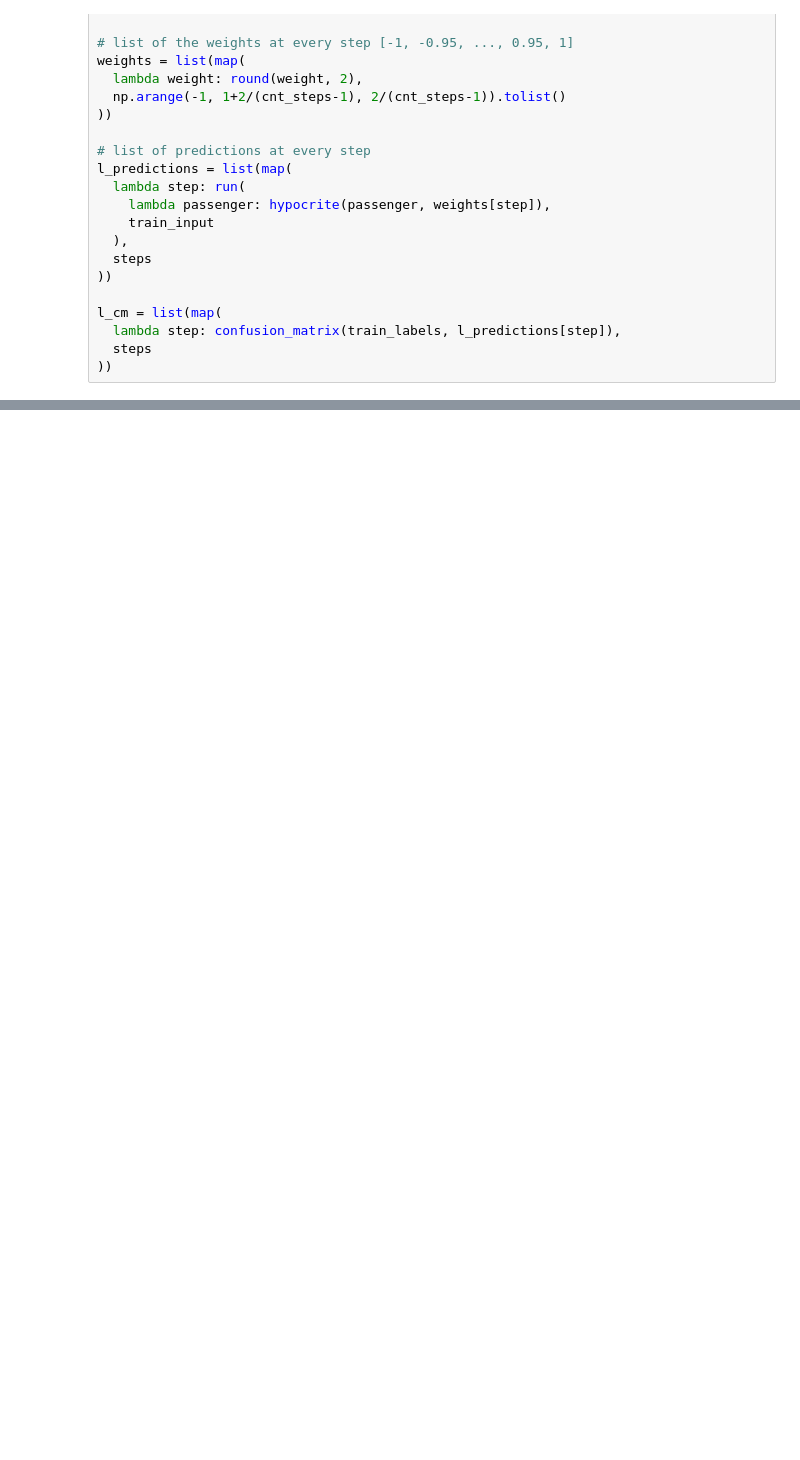
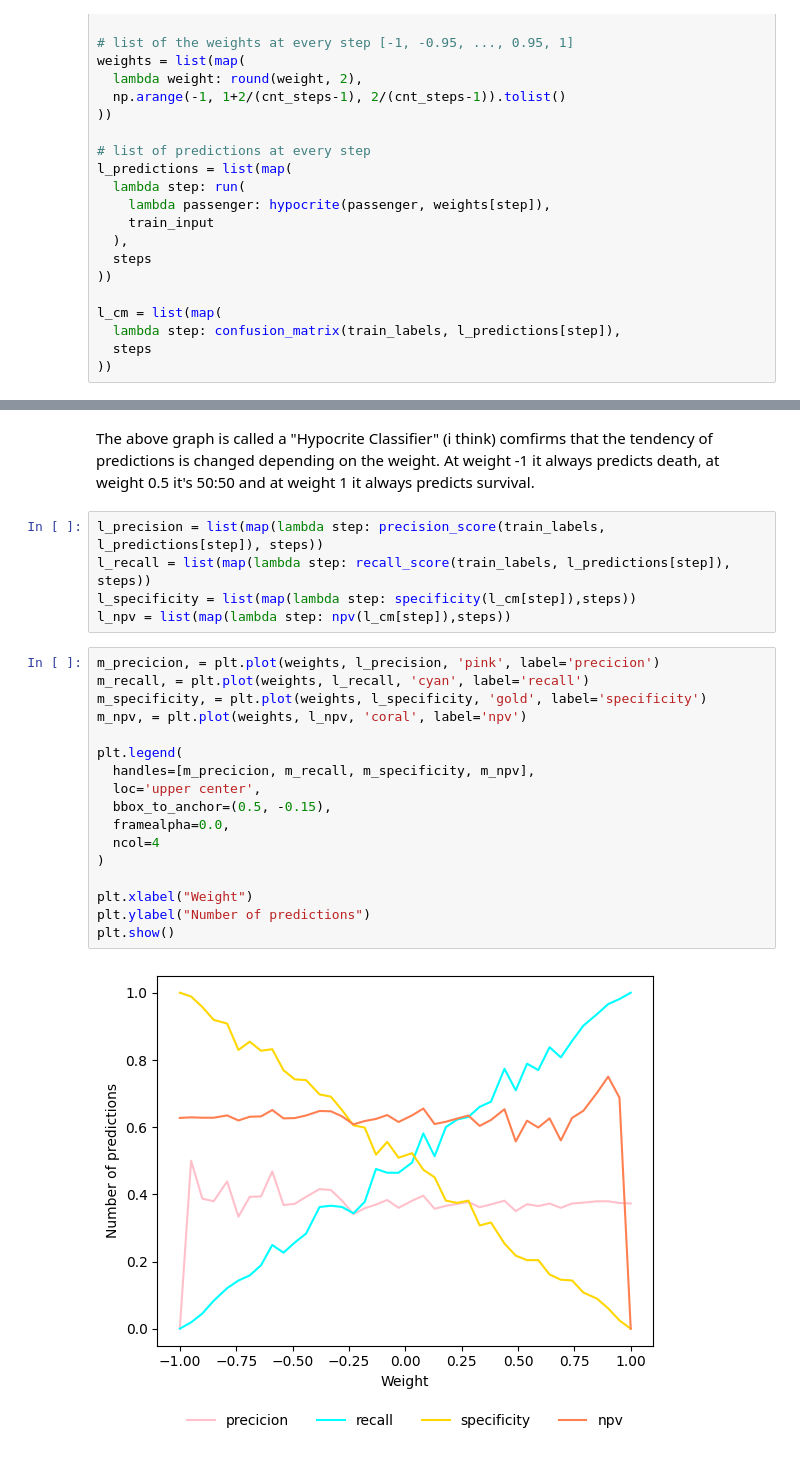
Before and after one commit to tydanny/qmwp-ch-2, a Jupyter notebook: bin-class.ipynb, the cells around one changed output, grey strips where cells are left out. Cells and saved outputs as stored; diff of their text form; blank space fills up the shorter version.

```diff
--- a/bin-class.ipynb
+++ b/bin-class.ipynb
@@ -314,0 +315,26 @@ plt.show()
+# %% [markdown]
+The above graph is called a "Hypocrite Classifier" (i think) comfirms that the tendency of predictions is changed depending on the weight. At weight -1 it always predicts death, at weight 0.5 it's 50:50 and at weight 1 it always predicts survival.
+# %%
+l_precision = list(map(lambda step: precision_score(train_labels, l_predictions[step]), steps))
+l_recall = list(map(lambda step: recall_score(train_labels, l_predictions[step]), steps))
+l_specificity = list(map(lambda step: specificity(l_cm[step]),steps))
+l_npv = list(map(lambda step: npv(l_cm[step]),steps))
+# %%
+m_precicion, = plt.plot(weights, l_precision, 'pink', label='precicion')
+m_recall, = plt.plot(weights, l_recall, 'cyan', label='recall')
+m_specificity, = plt.plot(weights, l_specificity, 'gold', label='specificity')
+m_npv, = plt.plot(weights, l_npv, 'coral', label='npv')
+
+plt.legend(
+  handles=[m_precicion, m_recall, m_specificity, m_npv],
+  loc='upper center',
+  bbox_to_anchor=(0.5, -0.15),
+  framealpha=0.0,
+  ncol=4
+)
+
+plt.xlabel("Weight")
+plt.ylabel("Number of predictions")
+plt.show()
+# %% [output]
+[figure, added]
```
Also changed, not shown: parts of 13 cells of this notebook, 2 other files.
